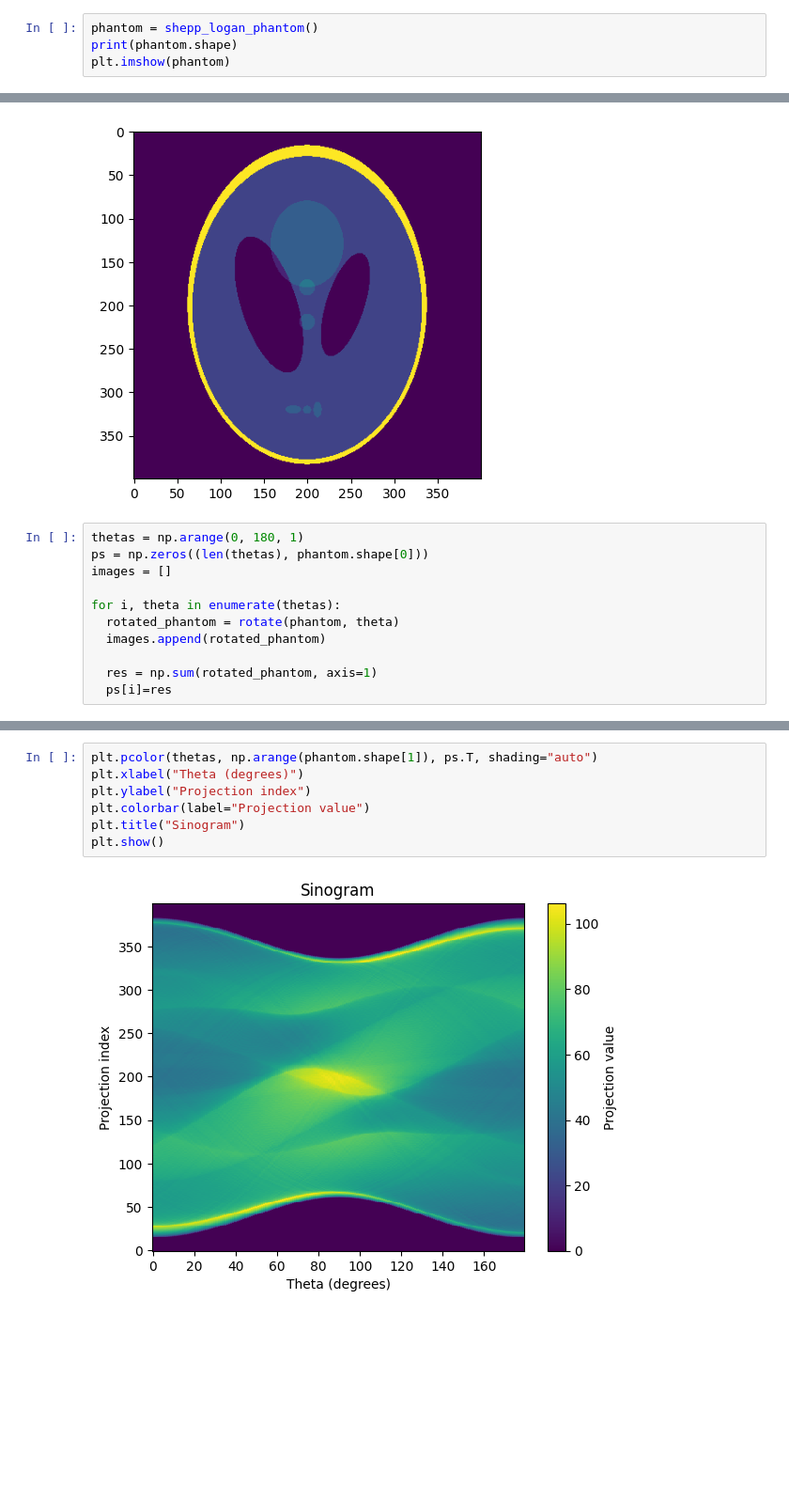
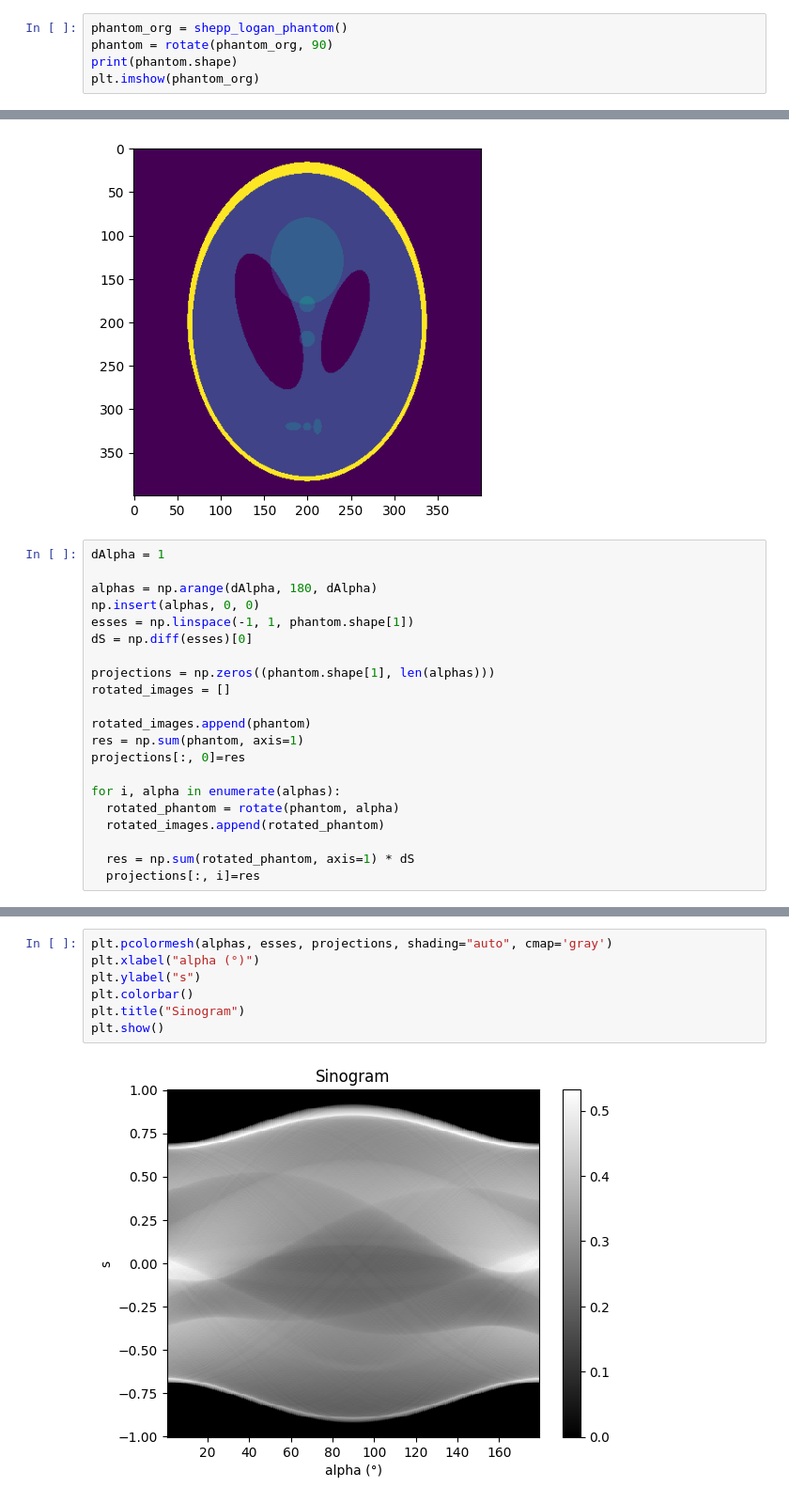
Before and after one commit to Did-Mas/RadonTransform, a Jupyter notebook: RadonTransform.ipynb, the cells around one changed output, grey strips where cells are left out. Shown at 94% size. Drawn from its saved outputs; the diff is of its cells as text; blank space fills up the shorter version.

```diff
--- a/RadonTransform.ipynb
+++ b/RadonTransform.ipynb
@@ -7,21 +31,32 @@ import numpy as np
 import matplotlib.pyplot as plt
 from ipywidgets import interact, IntSlider
 # %%
-phantom = shepp_logan_phantom()
+phantom_org = shepp_logan_phantom()
+phantom = rotate(phantom_org, 90)
 print(phantom.shape)
-plt.imshow(phantom)
+plt.imshow(phantom_org)
 # %% [output]
 (400, 400)
 <matplotlib.image.AxesImage at 0x...>
 [figure]
 # %%
-thetas = np.arange(0, 180, 1)
-ps = np.zeros((len(thetas), phantom.shape[0]))
-images = []
+dAlpha = 1
 
-for i, theta in enumerate(thetas):
-  rotated_phantom = rotate(phantom, theta)
-  images.append(rotated_phantom)
+alphas = np.arange(dAlpha, 180, dAlpha)
+np.insert(alphas, 0, 0)
+esses = np.linspace(-1, 1, phantom.shape[1])
+dS = np.diff(esses)[0]
 
-  res = np.sum(rotated_phantom, axis=1)
-  ps[i]=res
+projections = np.zeros((phantom.shape[1], len(alphas)))
+rotated_images = []
+
+rotated_images.append(phantom)
+res = np.sum(phantom, axis=1)
+projections[:, 0]=res
+
+for i, alpha in enumerate(alphas):
+  rotated_phantom = rotate(phantom, alpha)
+  rotated_images.append(rotated_phantom)
+
+  res = np.sum(rotated_phantom, axis=1) * dS
+  projections[:, i]=res
@@ -64,9 +86,9 @@ interactive(children=(IntSlider(value=0, description='angle_idx', max=179), Outp
 # %%
-plt.pcolor(thetas, np.arange(phantom.shape[1]), ps.T, shading="auto")
-plt.xlabel("Theta (degrees)")
-plt.ylabel("Projection index")
-plt.colorbar(label="Projection value")
+plt.pcolormesh(alphas, esses, projections, shading="auto", cmap='gray')
+plt.xlabel("alpha (°)")
+plt.ylabel("s")
+plt.colorbar()
 plt.title("Sinogram")
 plt.show()
 # %% [output]
-[figure, old version]
+[figure, new version]
```
Also changed, not shown: parts of 13 cells of this notebook.
